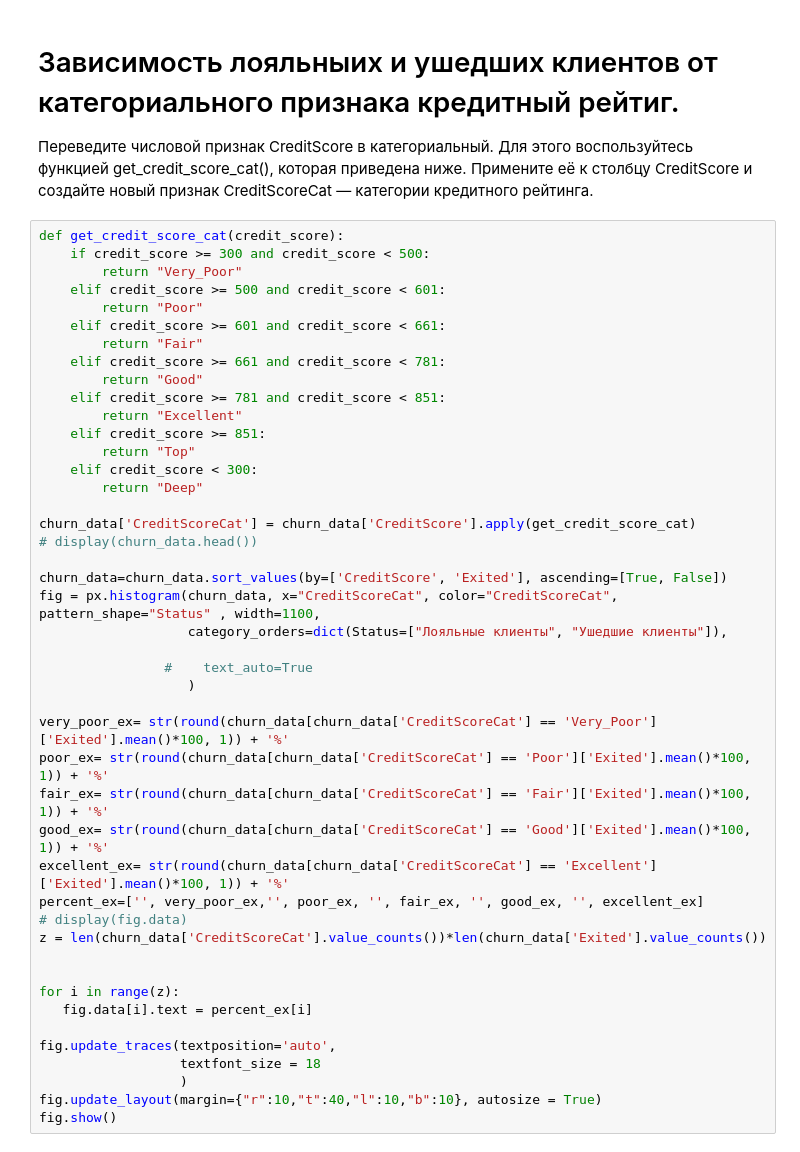
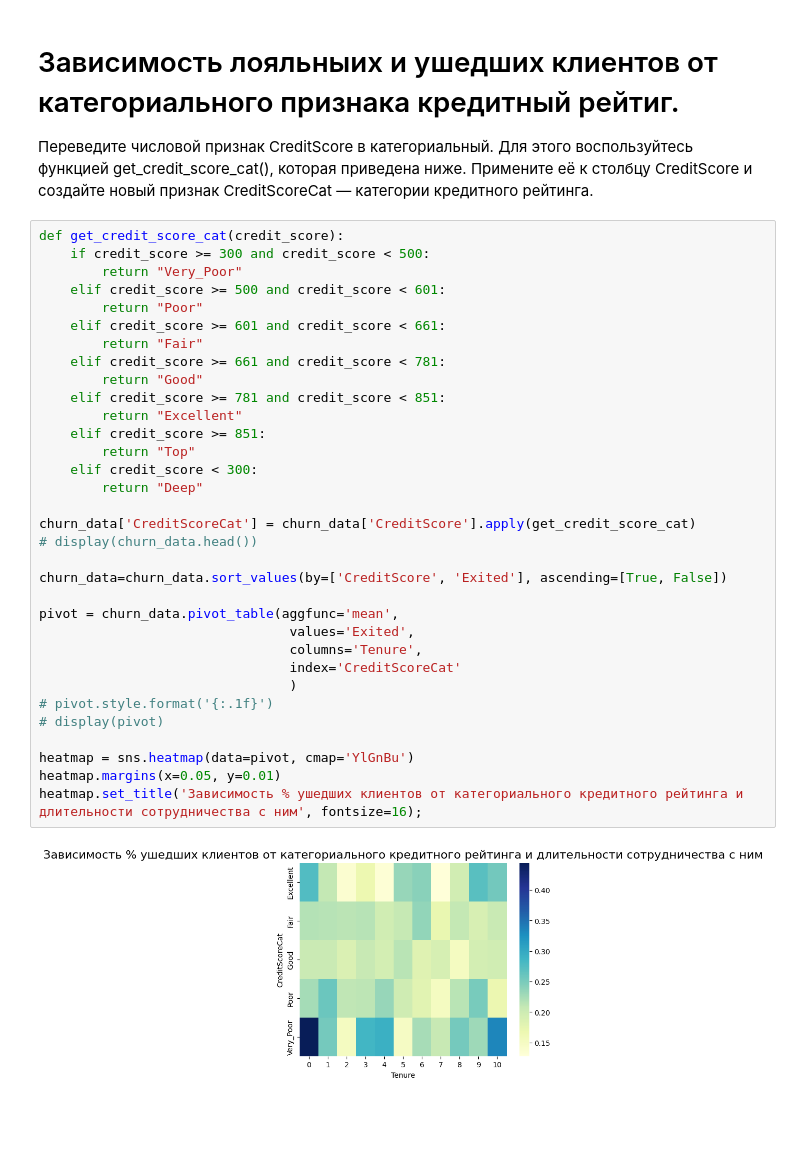
Before and after one commit to Dekoz3/VS_code, a Jupyter notebook: Задания Skillfactory/PY13/PY13 visualization practice.ipynb, the cells around one changed output. Saved outputs shown, nothing was run; the diff lists cells and outputs as text; blank space fills up the shorter version.

```diff
--- a/Задания Skillfactory/PY13/PY13 visualization practice.ipynb
+++ b/Задания Skillfactory/PY13/PY13 visualization practice.ipynb
@@ -377,47 +377,37 @@ fig.show();
 # %%
 def get_credit_score_cat(credit_score):
     if credit_score >= 300 and credit_score < 500:
         return "Very_Poor"
     elif credit_score >= 500 and credit_score < 601:
         return "Poor"
     elif credit_score >= 601 and credit_score < 661:
         return "Fair"
     elif credit_score >= 661 and credit_score < 781:
         return "Good"
     elif credit_score >= 781 and credit_score < 851:
         return "Excellent"
     elif credit_score >= 851:
         return "Top"
     elif credit_score < 300:
         return "Deep"
 
 churn_data['CreditScoreCat'] = churn_data['CreditScore'].apply(get_credit_score_cat)
 # display(churn_data.head())
 
 churn_data=churn_data.sort_values(by=['CreditScore', 'Exited'], ascending=[True, False])
-fig = px.histogram(churn_data, x="CreditScoreCat", color="CreditScoreCat", pattern_shape="Status" , width=1100,
-                   category_orders=dict(Status=["Лояльные клиенты", "Ушедшие клиенты"]),
 
-                #    text_auto=True
-                   )
+pivot = churn_data.pivot_table(aggfunc='mean',
+                                values='Exited',
+                                columns='Tenure',
+                                index='CreditScoreCat'
+                                )
+# pivot.style.format('{:.1f}')
+# display(pivot)
 
-very_poor_ex= str(round(churn_data[churn_data['CreditScoreCat'] == 'Very_Poor']['Exited'].mean()*100, 1)) + '%'
-poor_ex= str(round(churn_data[churn_data['CreditScoreCat'] == 'Poor']['Exited'].mean()*100, 1)) + '%'
-fair_ex= str(round(churn_data[churn_data['CreditScoreCat'] == 'Fair']['Exited'].mean()*100, 1)) + '%'
-good_ex= str(round(churn_data[churn_data['CreditScoreCat'] == 'Good']['Exited'].mean()*100, 1)) + '%'
-excellent_ex= str(round(churn_data[churn_data['CreditScoreCat'] == 'Excellent']['Exited'].mean()*100, 1)) + '%'
-percent_ex=['', very_poor_ex,'', poor_ex, '', fair_ex, '', good_ex, '', excellent_ex]
-# display(fig.data)
-z = len(churn_data['CreditScoreCat'].value_counts())*len(churn_data['Exited'].value_counts())
-
-
-for i in range(z):
-   fig.data[i].text = percent_ex[i]
-
-fig.update_traces(textposition='auto',
-                  textfont_size = 18
-                  )
-fig.update_layout(margin={"r":10,"t":40,"l":10,"b":10}, autosize = True)
-fig.show()
+heatmap = sns.heatmap(data=pivot, cmap='YlGnBu')
+heatmap.margins(x=0.05, y=0.01)
+heatmap.set_title('Зависимость % ушедших клиентов от категориального кредитного рейтинга и длительности сотрудничества с ним', fontsize=16);
+# %% [output]
+[figure, added]
 # %% [markdown]
 Клиенты с более низким рейтингом склонны уходить чаще из банка, программа лояльности направленная на изменение привычек клиента влияющих на рейтиг через экономические агенты может существенно улучшить показатели удержания клиентов и, в то же время,  улучшая качество портфеля продуктов банка.
```
Also changed, not shown: parts of 1 cell of this notebook.
